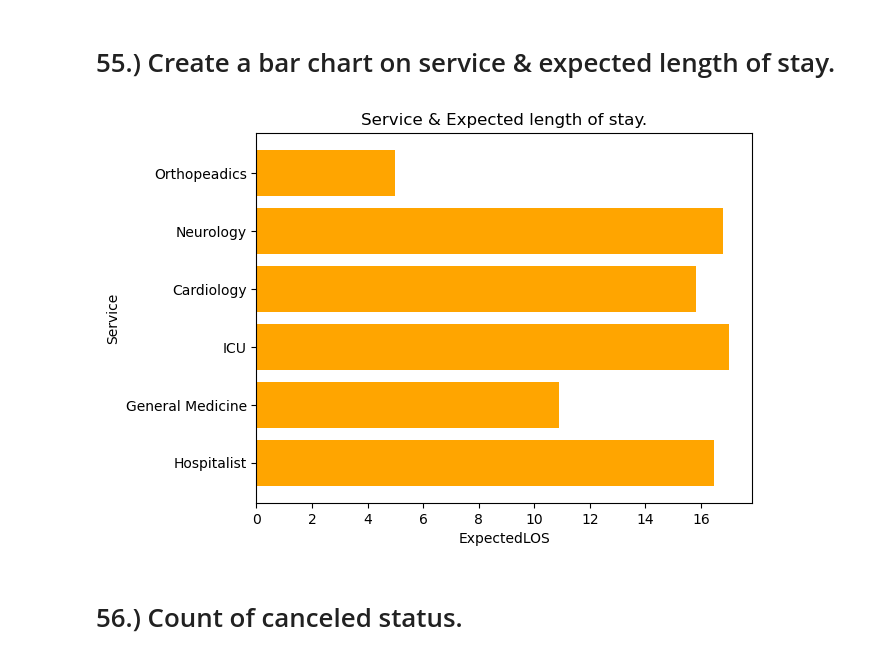
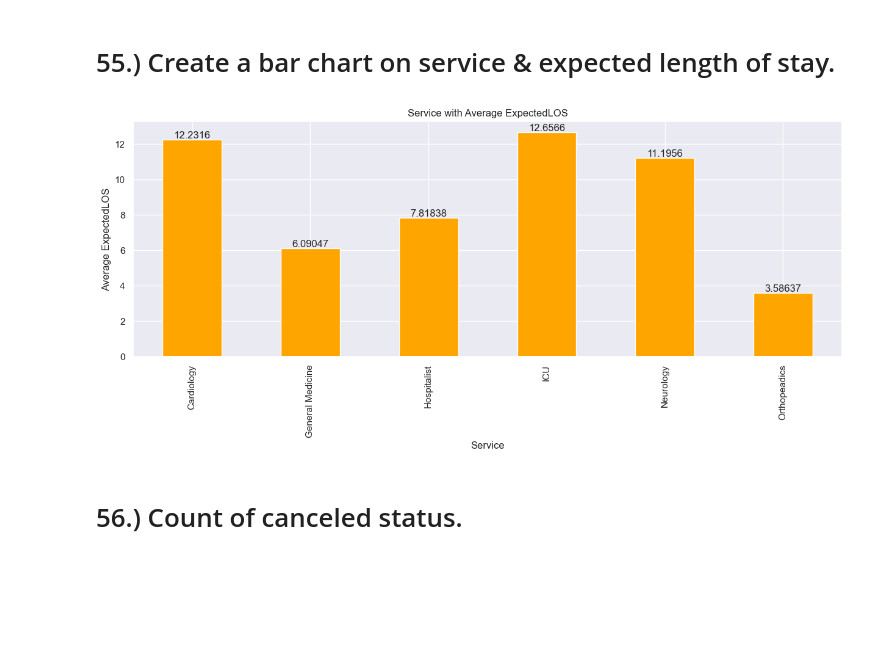
Before and after one commit to fathimadev35/PythonCoders, a Jupyter notebook: PythonCoders-Notebook.ipynb, the cells around one changed output. Saved outputs shown, nothing was run; the diff lists cells and outputs as text; code cells hidden in the pictures; blank space fills up the shorter version.

```diff
--- a/PythonCoders-Notebook.ipynb
+++ b/PythonCoders-Notebook.ipynb
@@ -1109,15 +1109,15 @@ Mortality_O_E
 # 55.) Create a bar chart on service & expected length of stay.
 # %%
 df = pd.read_excel("HospitalDatabase.xlsx","ReAdmissionRegistry")
-x= df['Service']
-y= df['ExpectedLOS']
-plt.barh(x,y,color="orange")
-plt.ylabel("Service")
-plt.xlabel("ExpectedLOS")
-plt.title("Service & Expected length of stay.")
+mean_data= df.groupby("Service")["ExpectedLOS"].mean()
+ax=mean_data.plot(kind='bar', title='Service with Average ExpectedLOS', ylabel='Average ExpectedLOS',
+         xlabel='Service', color ='orange', figsize=(15, 5))
+ax.bar_label(ax.containers[0])
+
+
 plt.show()
 # %% [output]
-[figure, old version]
+[figure, new version]
 # %% [markdown]
 # 56.) Count of canceled status.
 # %%
```
